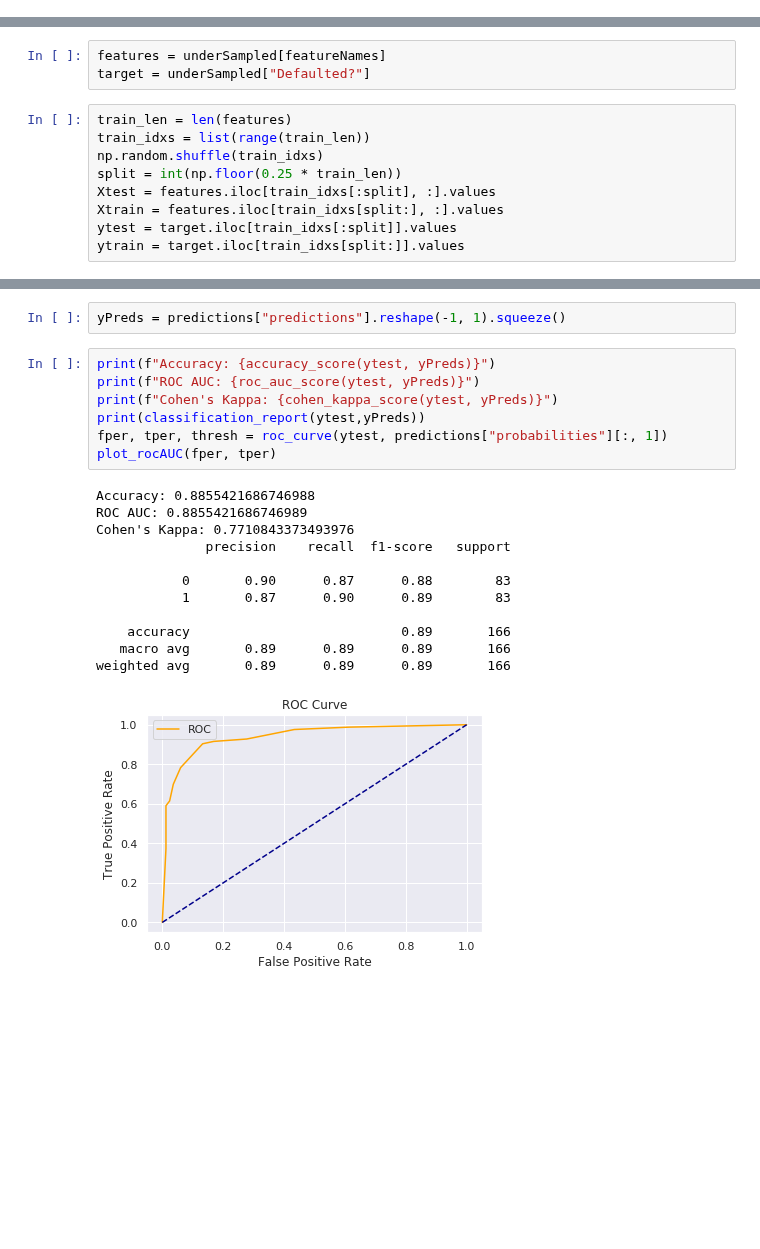
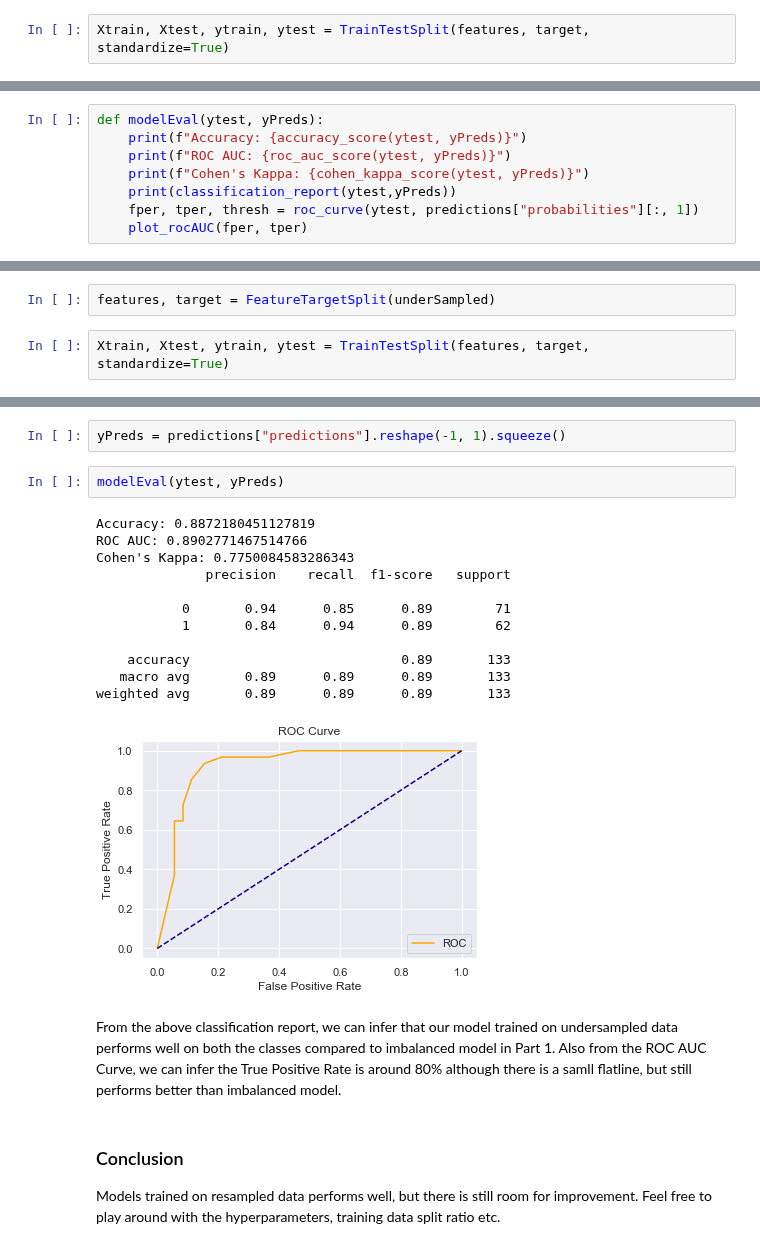
Before and after one commit to mlpack/examples, a Jupyter notebook: loan_default_prediction_with_decision_tree/loan-default-prediction-with-decision-tree-py.ipynb, the cells around one changed output, grey strips where cells are left out. Cells and saved outputs as stored; diff of their text form; blank space fills up the shorter version.

```diff
--- a/loan_default_prediction_with_decision_tree/loan-default-prediction-with-decision-tree-py.ipynb
+++ b/loan_default_prediction_with_decision_tree/loan-default-prediction-with-decision-tree-py.ipynb
@@ -128,3 +210,5 @@ Xtest = StandardScaler(Xtest)
+# %%
+Xtrain, Xtest, ytrain, ytest = TrainTestSplit(features, target, standardize=True)
 # %% [markdown]
 ### Training Decision Tree model
 # %%
@@ -174,4 +249,12 @@ $$Recall = \frac{True_{positive}}{True_{positive} + False_{negative}}$$
 
 * ROC graph has the True Positive rate on the y axis and the False Positive rate on the x axis.
 * ROC Area under the curve in the graph is the primary metric to determine if the classifier is doing well, the higher the value the higher the model performance.
+# %%
+def modelEval(ytest, yPreds):
+    print(f"Accuracy: {accuracy_score(ytest, yPreds)}")
+    print(f"ROC AUC: {roc_auc_score(ytest, yPreds)}")
+    print(f"Cohen's Kappa: {cohen_kappa_score(ytest, yPreds)}")
+    print(classification_report(ytest,yPreds))
+    fper, tper, thresh = roc_curve(ytest, predictions["probabilities"][:, 1])
+    plot_rocAUC(fper, tper)
 # %%
@@ -348,12 +408,4 @@ featureNames = ["Employed", "Bank Balance", "Annual Salary"]
 # %%
-features = underSampled[featureNames]
-target = underSampled["Defaulted?"]
+features, target = FeatureTargetSplit(underSampled)
 # %%
-train_len = len(features)
-train_idxs = list(range(train_len))
-np.random.shuffle(train_idxs)
-split = int(np.floor(0.25 * train_len))
-Xtest = features.iloc[train_idxs[:split], :].values
-Xtrain = features.iloc[train_idxs[split:], :].values
-ytest = target.iloc[train_idxs[:split]].values
-ytrain = target.iloc[train_idxs[split:]].values
+Xtrain, Xtest, ytrain, ytest = TrainTestSplit(features, target, standardize=True)
@@ -372,22 +420,22 @@ predictions = mlpack.decision_tree(input_model=rf, test=Xtest)
 # %%
 yPreds = predictions["predictions"].reshape(-1, 1).squeeze()
 # %%
-print(f"Accuracy: {accuracy_score(ytest, yPreds)}")
-print(f"ROC AUC: {roc_auc_score(ytest, yPreds)}")
-print(f"Cohen's Kappa: {cohen_kappa_score(ytest, yPreds)}")
-print(classification_report(ytest,yPreds))
-fper, tper, thresh = roc_curve(ytest, predictions["probabilities"][:, 1])
-plot_rocAUC(fper, tper)
+modelEval(ytest, yPreds)
 # %% [output]
-Accuracy: 0.8855421686746988
-ROC AUC: 0.8855421686746989
-Cohen's Kappa: 0.7710843373493976
+Accuracy: 0.8872180451127819
+ROC AUC: 0.8902771467514766
+Cohen's Kappa: 0.7750084583286343
               precision    recall  f1-score   support
 
-           0       0.90      0.87      0.88        83
-           1       0.87      0.90      0.89        83
+           0       0.94      0.85      0.89        71
+           1       0.84      0.94      0.89        62
 
-    accuracy                           0.89       166
-   macro avg       0.89      0.89      0.89       166
-weighted avg       0.89      0.89      0.89       166
+    accuracy                           0.89       133
+   macro avg       0.89      0.89      0.89       133
+weighted avg       0.89      0.89      0.89       133
-[figure, old version]
+[figure, new version]
+# %% [markdown]
+From the above classification report, we can infer that our model trained on undersampled data performs well on both the classes compared to imbalanced model in Part 1. Also from the ROC AUC Curve, we can infer the True Positive Rate is around 80% although there is a samll flatline, but still performs better than imbalanced model.
+# %% [markdown]
+### Conclusion
+Models trained on resampled data performs well, but there is still room for improvement. Feel free to play around with the hyperparameters, training data split ratio etc.
```
Also changed, not shown: parts of 48 cells of this notebook.
